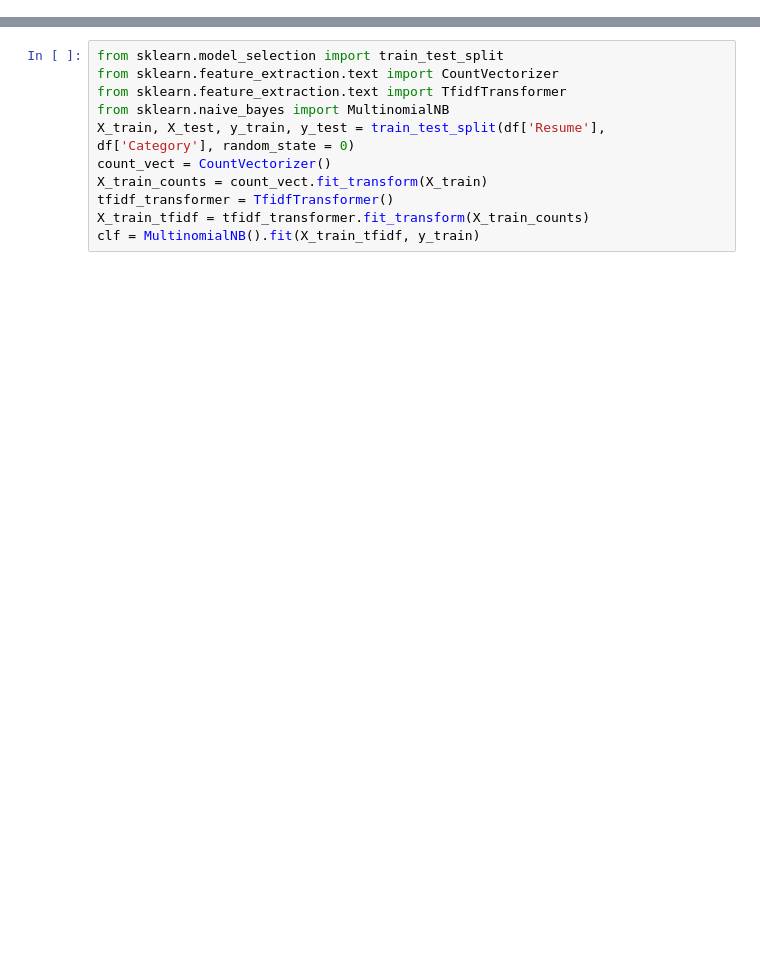
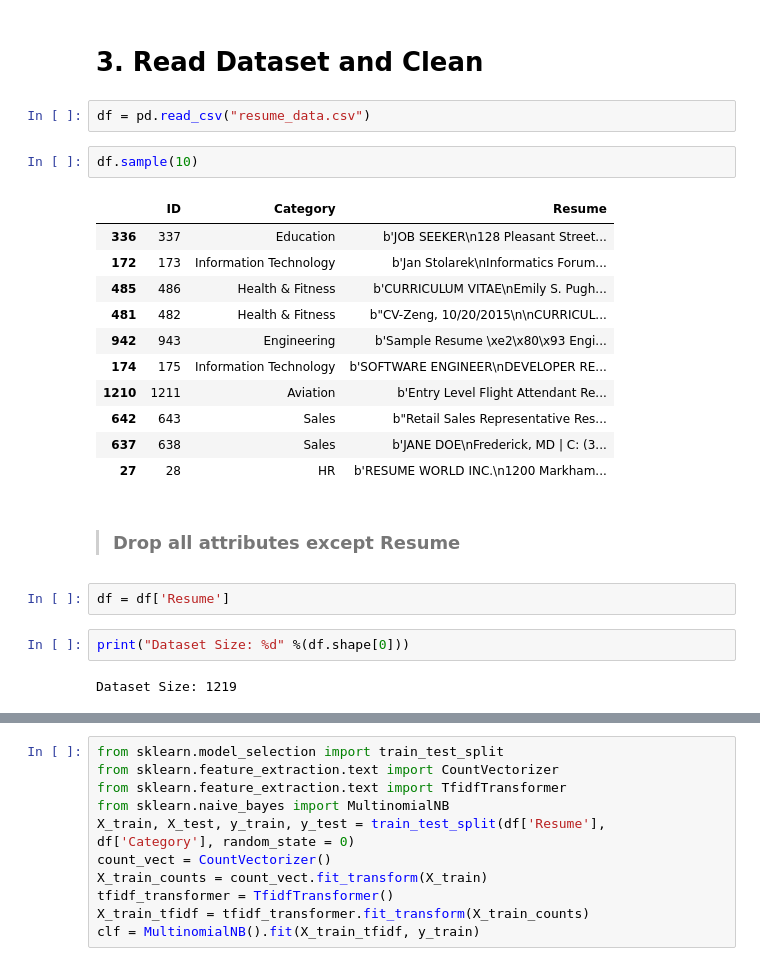
Before and after one commit to rockybhatia/MachineLearning, a Jupyter notebook: TextMining.ipynb, the cells around one changed output, grey strips where cells are left out. Saved outputs shown, nothing was run; the diff lists cells and outputs as text; blank space fills up the shorter version.

Commit message:
Data Cleaning Implemented.

```diff
--- a/TextMining.ipynb
+++ b/TextMining.ipynb
@@ -23,0 +86,26 @@ df.head(100)
+# %% [markdown]
+# 3. Read Dataset and Clean
+# %%
+df = pd.read_csv("resume_data.csv")
+# %%
+df.sample(10)
+# %% [output]
+|  | ID | Category | Resume |
+| 336 | 337 | Education | b'JOB SEEKER\n128 Pleasant Street... |
+| 172 | 173 | Information Technology | b'Jan Stolarek\nInformatics Forum... |
+| 485 | 486 | Health & Fitness | b'CURRICULUM VITAE\nEmily S. Pugh... |
+| 481 | 482 | Health & Fitness | b"CV-Zeng, 10/20/2015\n\nCURRICUL... |
+| 942 | 943 | Engineering | b'Sample Resume \xe2\x80\x93 Engi... |
+| 174 | 175 | Information Technology | b'SOFTWARE ENGINEER\nDEVELOPER RE... |
+| 1210 | 1211 | Aviation | b'Entry Level Flight Attendant Re... |
+| 642 | 643 | Sales | b"Retail Sales Representative Res... |
+| 637 | 638 | Sales | b'JANE DOE\nFrederick, MD | C: (3... |
+| 27 | 28 | HR | b'RESUME WORLD INC.\n1200 Markham... |
+# %% [markdown]
+> ### Drop all attributes except Resume
+# %%
+df = df['Resume']
+# %%
+print("Dataset Size: %d" %(df.shape[0]))
+# %% [output]
+Dataset Size: 1219
```
Also changed, not shown: parts of 27 cells of this notebook.
